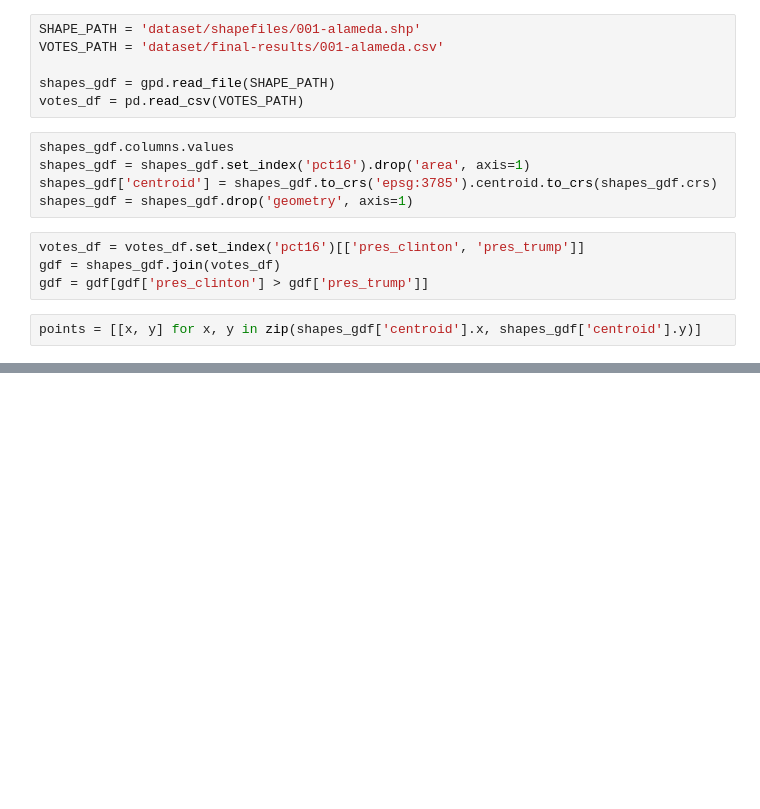
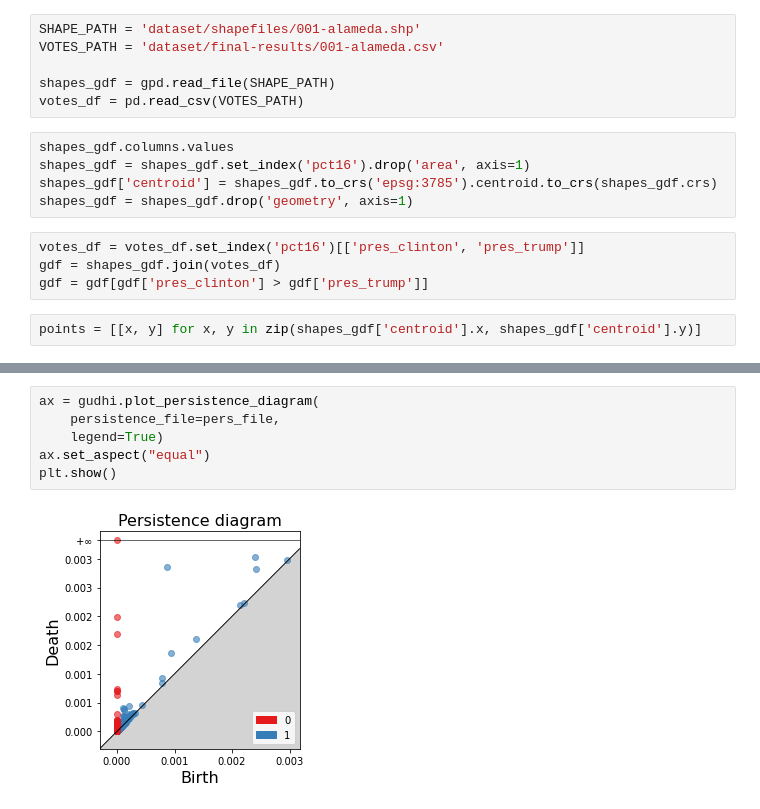
Before and after one commit to freejen/GeospatialPersistentHomology, a Jupyter notebook: RipsAlpha.ipynb, the cells around one changed output, grey strips where cells are left out. Drawn from its saved outputs; the diff is of its cells as text; blank space fills up the shorter version.

```diff
--- a/RipsAlpha.ipynb
+++ b/RipsAlpha.ipynb
@@ -28,0 +57,8 @@ simplex_tree = alpha_complex.create_simplex_tree()
+# %%
+ax = gudhi.plot_persistence_diagram(
+    persistence_file=pers_file,
+    legend=True)
+ax.set_aspect("equal")
+plt.show()
+# %% [output]
+[figure, added]
```
Also changed, not shown: parts of 4 cells of this notebook.
